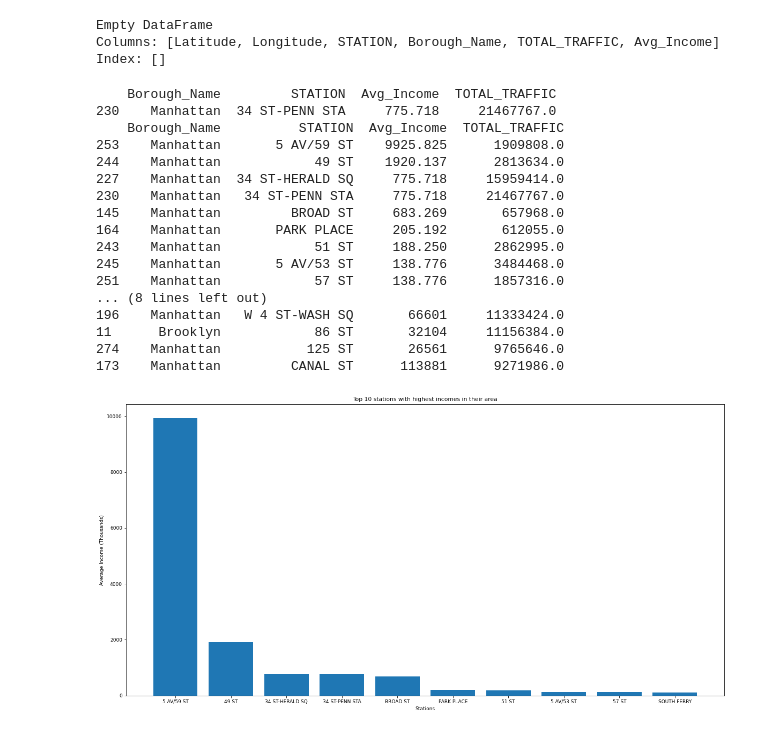
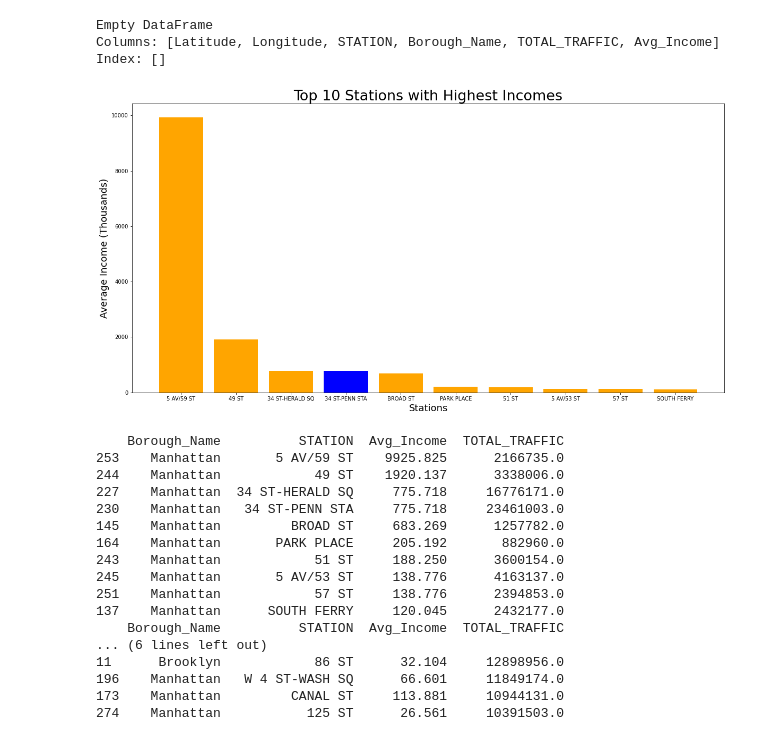
Before and after one commit to racheldilley1/mta-project-1, a Jupyter notebook: Proj2.ipynb, the cells around one changed output. Cells and saved outputs as stored; diff of their text form; code cells hidden in the pictures.

Commit message:
add income/traffic graphs

```diff
--- a/Proj2.ipynb
+++ b/Proj2.ipynb
@@ -467,41 +467,43 @@ Index: []
 # %%
 top_station_income_df = station_income_df[['Borough_Name','STATION','Avg_Income', 'TOTAL_TRAFFIC']].head(10)
 top_station_income_df['Avg_Income'] = top_station_income_df['Avg_Income']/1000
 #top_station_income_df.duplicated(subset=['STATION'])
 #print(top_station_income_df[top_station_income_df['STATION']==True])
-print(top_station_income_df[top_station_income_df['STATION']=='34 ST-PENN STA'])
-plt.xlabel("Stations")
-plt.ylabel("Average Income (Thousands)")
-plt.title("Top 10 stations with highest incomes in their area")
-plt.bar(top_station_income_df['STATION'], top_station_income_df['Avg_Income'])
-
-top_traffic_stations_df = station_income_df.copy()
-top_traffic_stations_df = top_traffic_stations_df[['Borough_Name','STATION','Avg_Income', 'TOTAL_TRAFFIC']]
-top_traffic_stations_df.sort_values('TOTAL_TRAFFIC', ascending=False, inplace=True)
-top_traffic_stations_df = top_traffic_stations_df.head(10)
-print(top_station_income_df )
-print(top_traffic_stations_df )
+#print(top_station_income_df[top_station_income_df['STATION']=='34 ST-PENN STA'])
+#plt.rcParams["figure.figsize"] = (8, 4)
+top_inc_bar = plt.bar(top_station_income_df['STATION'], top_station_income_df['Avg_Income'], color='orange')
+plt.xlabel("Stations", fontsize=18)
+plt.ylabel("Average Income (Thousands)",fontsize=18)
+plt.title("Top 10 Stations with Highest Incomes",fontsize=27)
+plt.rcParams.update({'font.size': 10})
+top_inc_bar[3].set_color('b')
+plt.savefig('top10_inc_bar.png', dpi=300)
+plt.show()
 # %% [output]
-    Borough_Name         STATION  Avg_Income  TOTAL_TRAFFIC
-230    Manhattan  34 ST-PENN STA     775.718     21467767.0
-    Borough_Name          STATION  Avg_Income  TOTAL_TRAFFIC
-253    Manhattan       5 AV/59 ST    9925.825      1909808.0
-244    Manhattan            49 ST    1920.137      2813634.0
-227    Manhattan  34 ST-HERALD SQ     775.718     15959414.0
-230    Manhattan   34 ST-PENN STA     775.718     21467767.0
-145    Manhattan         BROAD ST     683.269       657968.0
-164    Manhattan       PARK PLACE     205.192       612055.0
-243    Manhattan            51 ST     188.250      2862995.0
-245    Manhattan       5 AV/53 ST     138.776      3484468.0
-251    Manhattan            57 ST     138.776      1857316.0
-... (8 lines left out)
-196    Manhattan   W 4 ST-WASH SQ       66601     11333424.0
-11      Brooklyn            86 ST       32104     11156384.0
-274    Manhattan           125 ST       26561      9765646.0
-173    Manhattan         CANAL ST      113881      9271986.0
-[figure, old version]
+[figure, new version]
 # %%
 top_traffic_stations_df = station_income_df.copy()
 top_traffic_stations_df = top_traffic_stations_df[['Borough_Name','STATION','Avg_Income', 'TOTAL_TRAFFIC']]
 top_traffic_stations_df.sort_values('TOTAL_TRAFFIC', ascending=False, inplace=True)
+top_traffic_stations_df['Avg_Income'] = top_traffic_stations_df['Avg_Income']/1000
 top_traffic_stations_df = top_traffic_stations_df.head(10)
+print(top_station_income_df )
+print(top_traffic_stations_df )
+# %% [output]
+    Borough_Name          STATION  Avg_Income  TOTAL_TRAFFIC
+253    Manhattan       5 AV/59 ST    9925.825      2166735.0
+244    Manhattan            49 ST    1920.137      3338006.0
+227    Manhattan  34 ST-HERALD SQ     775.718     16776171.0
+230    Manhattan   34 ST-PENN STA     775.718     23461003.0
+145    Manhattan         BROAD ST     683.269      1257782.0
+164    Manhattan       PARK PLACE     205.192       882960.0
+243    Manhattan            51 ST     188.250      3600154.0
+245    Manhattan       5 AV/53 ST     138.776      4163137.0
+251    Manhattan            57 ST     138.776      2394853.0
+137    Manhattan      SOUTH FERRY     120.045      2432177.0
+    Borough_Name          STATION  Avg_Income  TOTAL_TRAFFIC
+... (6 lines left out)
+11      Brooklyn            86 ST      32.104     12898956.0
+196    Manhattan   W 4 ST-WASH SQ      66.601     11849174.0
+173    Manhattan         CANAL ST     113.881     10944131.0
+274    Manhattan           125 ST      26.561     10391503.0
```
Also changed, not shown: parts of 10 cells of this notebook, 6 other files.
